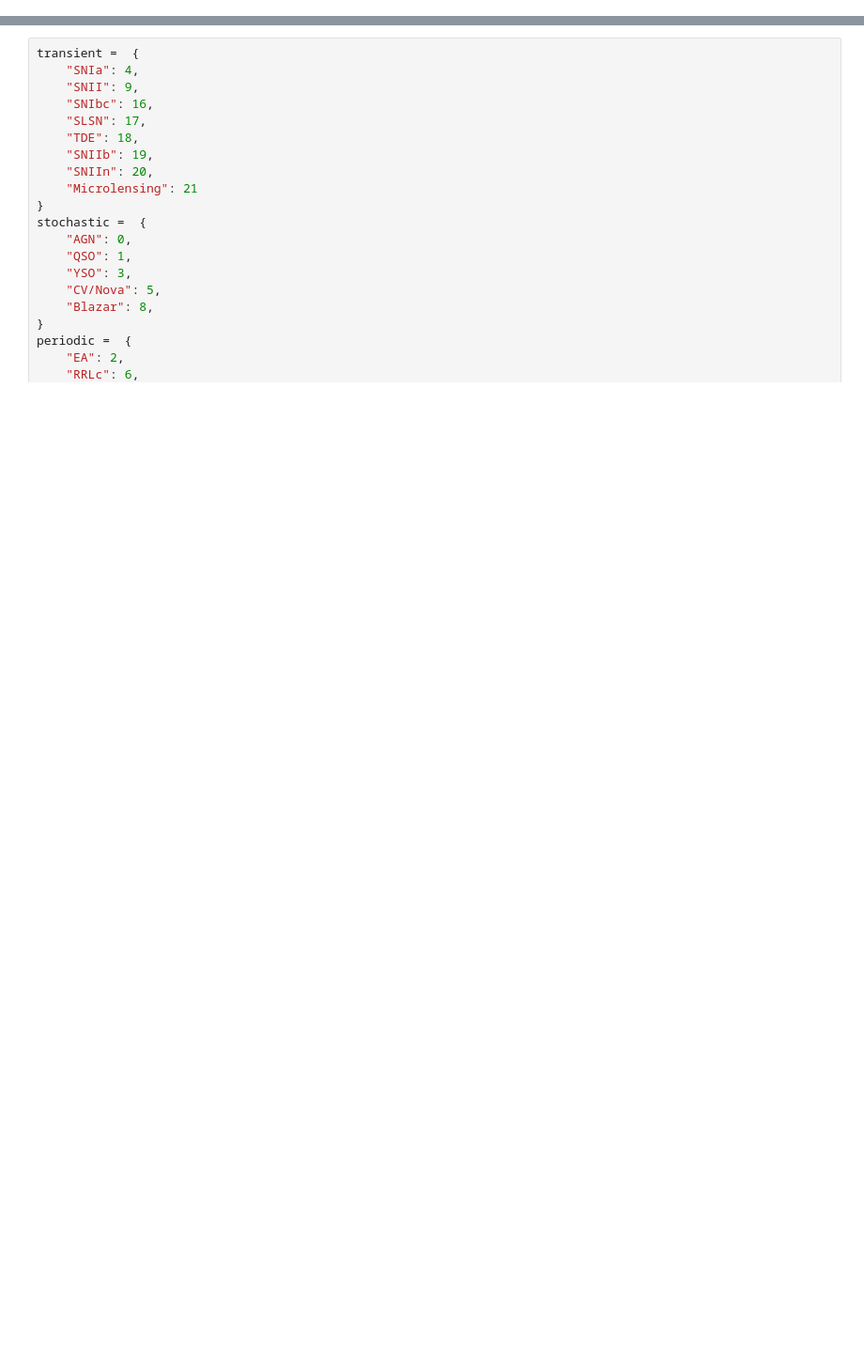
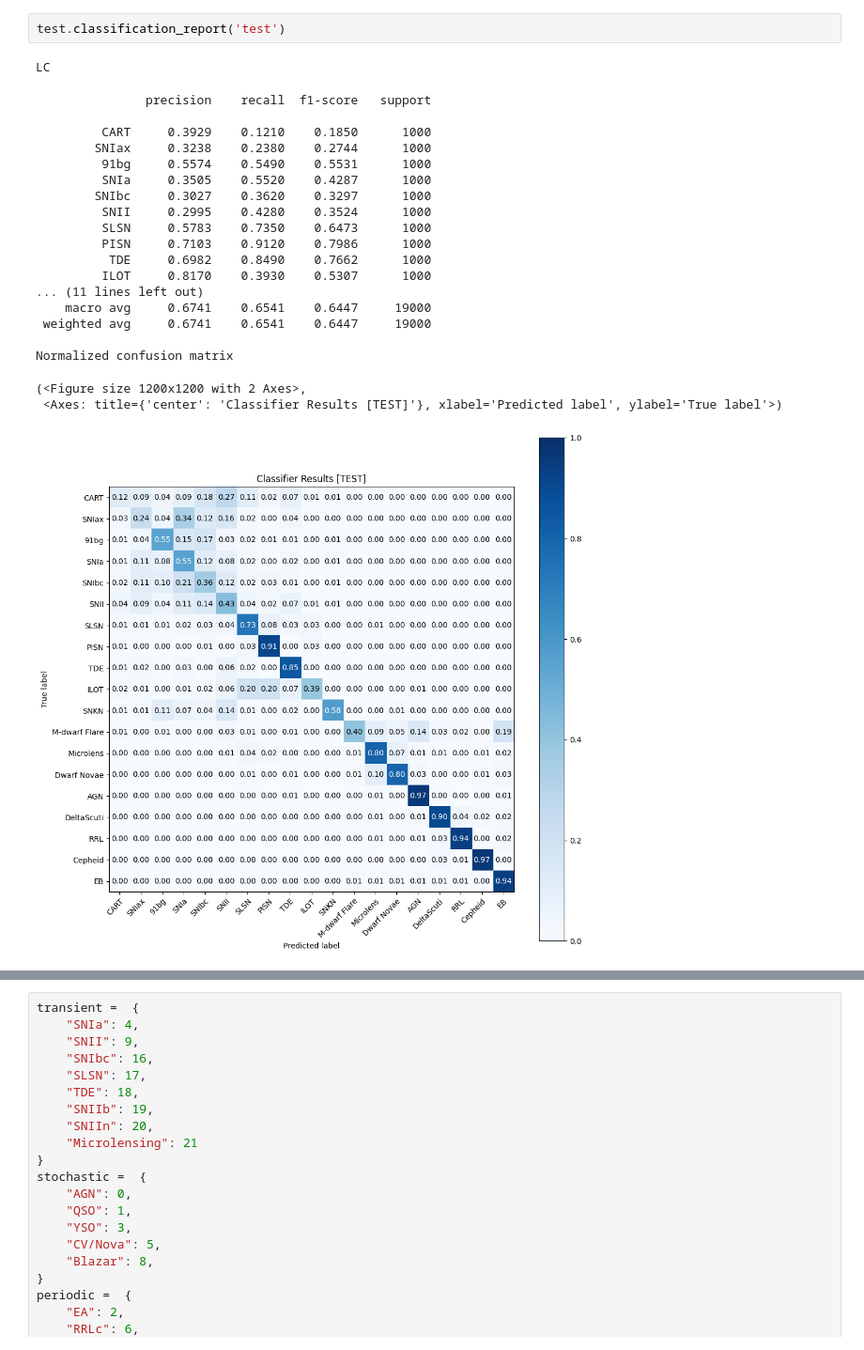
Before and after one commit to HexaPulsar/pipeline, a Jupyter notebook: pipeline/training/lc_classifier_ztf/ATAT_ALeRCE/LC_graphcompare.ipynb, the cells around one changed output, grey strips where cells are left out. Shown at 94% size. Drawn from its saved outputs; the diff is of its cells as text; blank space fills up the shorter version.

```diff
--- a/pipeline/training/lc_classifier_ztf/ATAT_ALeRCE/LC_graphcompare.ipynb
+++ b/pipeline/training/lc_classifier_ztf/ATAT_ALeRCE/LC_graphcompare.ipynb
@@ -165,3 +100,27 @@ IndexError: list index out of range
+# %%
+test.classification_report('test')
+# %% [output]
+LC
+               precision    recall  f1-score   support
+
+         CART     0.3929    0.1210    0.1850      1000
+        SNIax     0.3238    0.2380    0.2744      1000
+         91bg     0.5574    0.5490    0.5531      1000
+         SNIa     0.3505    0.5520    0.4287      1000
+        SNIbc     0.3027    0.3620    0.3297      1000
+         SNII     0.2995    0.4280    0.3524      1000
+         SLSN     0.5783    0.7350    0.6473      1000
+         PISN     0.7103    0.9120    0.7986      1000
+          TDE     0.6982    0.8490    0.7662      1000
+         ILOT     0.8170    0.3930    0.5307      1000
+... (11 lines left out)
+    macro avg     0.6741    0.6541    0.6447     19000
+ weighted avg     0.6741    0.6541    0.6447     19000
+
+Normalized confusion matrix
+(<Figure size 1200x1200 with 2 Axes>,
+ <Axes: title={'center': 'Classifier Results [TEST]'}, xlabel='Predicted label', ylabel='True label'>)
+[figure, added]
 # %%
 def compare_models(d1,d2, eval_time= 2048):
 
```
Also changed, not shown: parts of 10 cells of this notebook, 21 other files.
